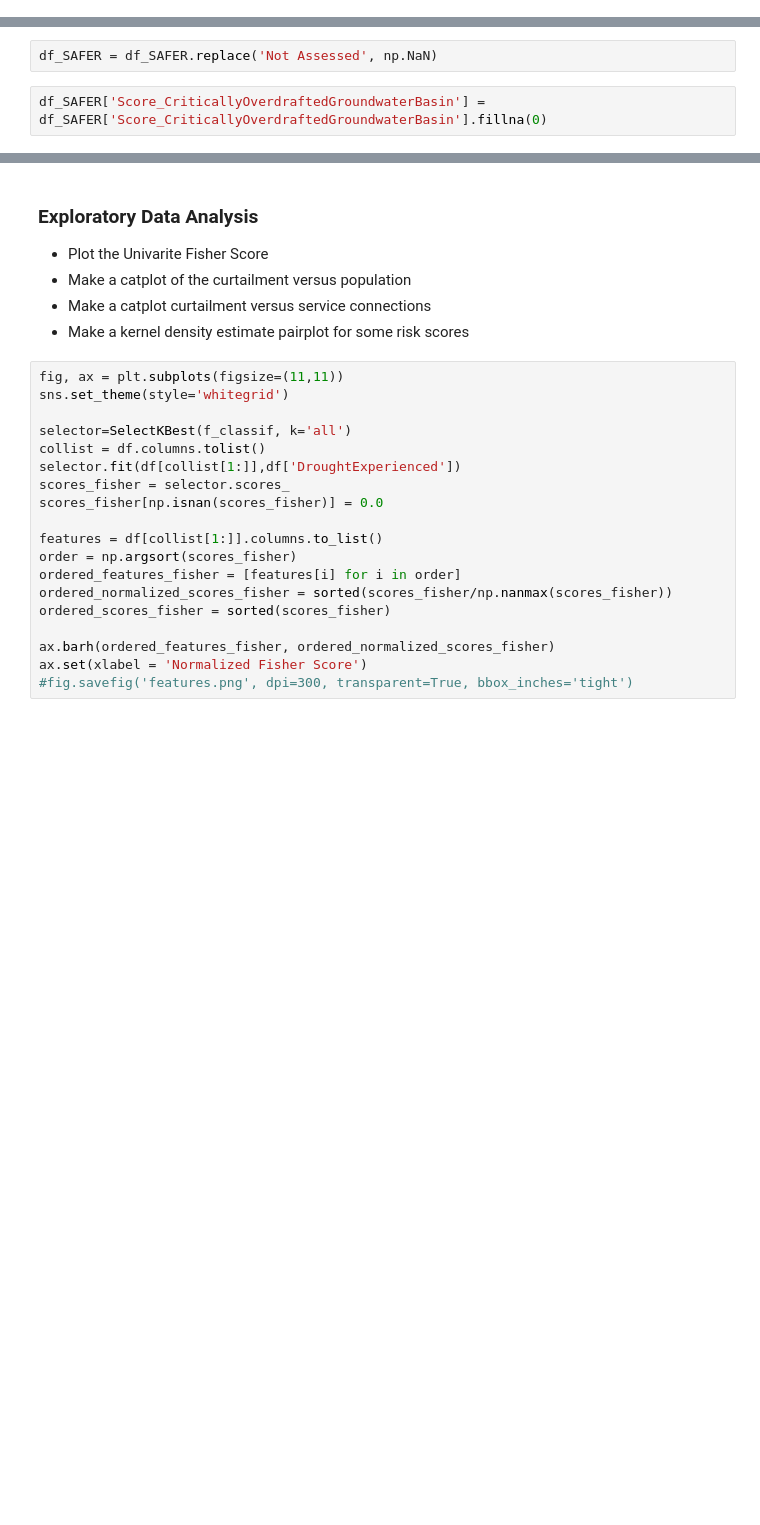
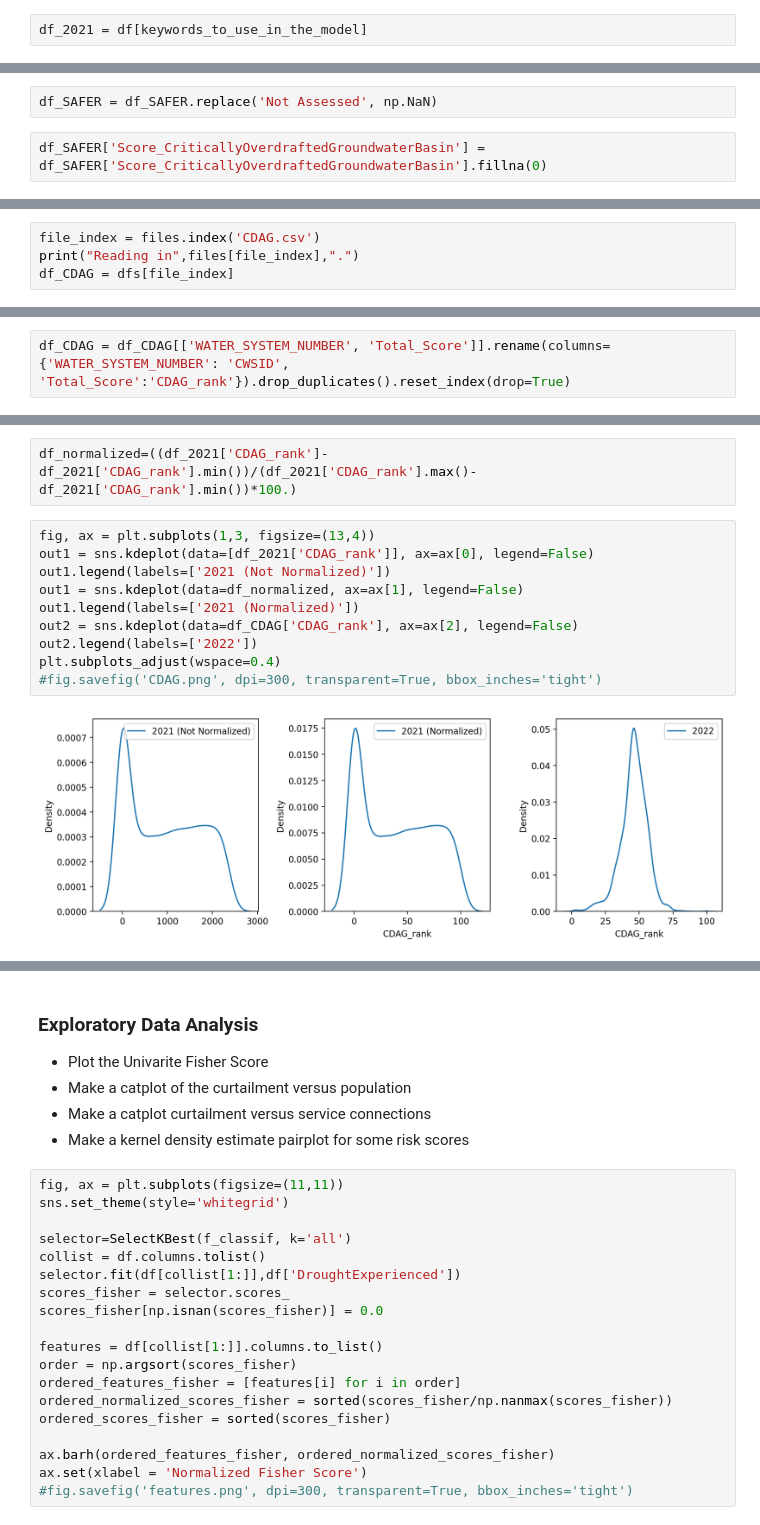
Before and after one commit to cagov/aae-dsa-water, a Jupyter notebook: water.ipynb, the cells around one changed output, grey strips where cells are left out. Drawn from its saved outputs; the diff is of its cells as text; blank space fills up the shorter version.

```diff
--- a/water.ipynb
+++ b/water.ipynb
@@ -161 +746,3 @@ df_initial.shape
+# %%
+df_2021 = df[keywords_to_use_in_the_model]
 # %% [markdown]
@@ -1000,0 +1167,4 @@ df = df_all.drop(columns = [
+# %%
+file_index = files.index('CDAG.csv')
+print("Reading in",files[file_index],".")
+df_CDAG = dfs[file_index]
@@ -1000,0 +1173,2 @@ df = df_all.drop(columns = [
+# %%
+df_CDAG = df_CDAG[['WATER_SYSTEM_NUMBER', 'Total_Score']].rename(columns={'WATER_SYSTEM_NUMBER': 'CWSID', 'Total_Score':'CDAG_rank'}).drop_duplicates().reset_index(drop=True)
@@ -1000,0 +1199,14 @@ df = df_all.drop(columns = [
+# %%
+df_normalized=((df_2021['CDAG_rank']-df_2021['CDAG_rank'].min())/(df_2021['CDAG_rank'].max()-df_2021['CDAG_rank'].min())*100.)
+# %%
+fig, ax = plt.subplots(1,3, figsize=(13,4))
+out1 = sns.kdeplot(data=[df_2021['CDAG_rank']], ax=ax[0], legend=False)
+out1.legend(labels=['2021 (Not Normalized)'])
+out1 = sns.kdeplot(data=df_normalized, ax=ax[1], legend=False)
+out1.legend(labels=['2021 (Normalized)'])
+out2 = sns.kdeplot(data=df_CDAG['CDAG_rank'], ax=ax[2], legend=False)
+out2.legend(labels=['2022'])
+plt.subplots_adjust(wspace=0.4)
+#fig.savefig('CDAG.png', dpi=300, transparent=True, bbox_inches='tight')
+# %% [output]
+[figure, added]
```
Also changed, not shown: parts of 230 cells of this notebook.
